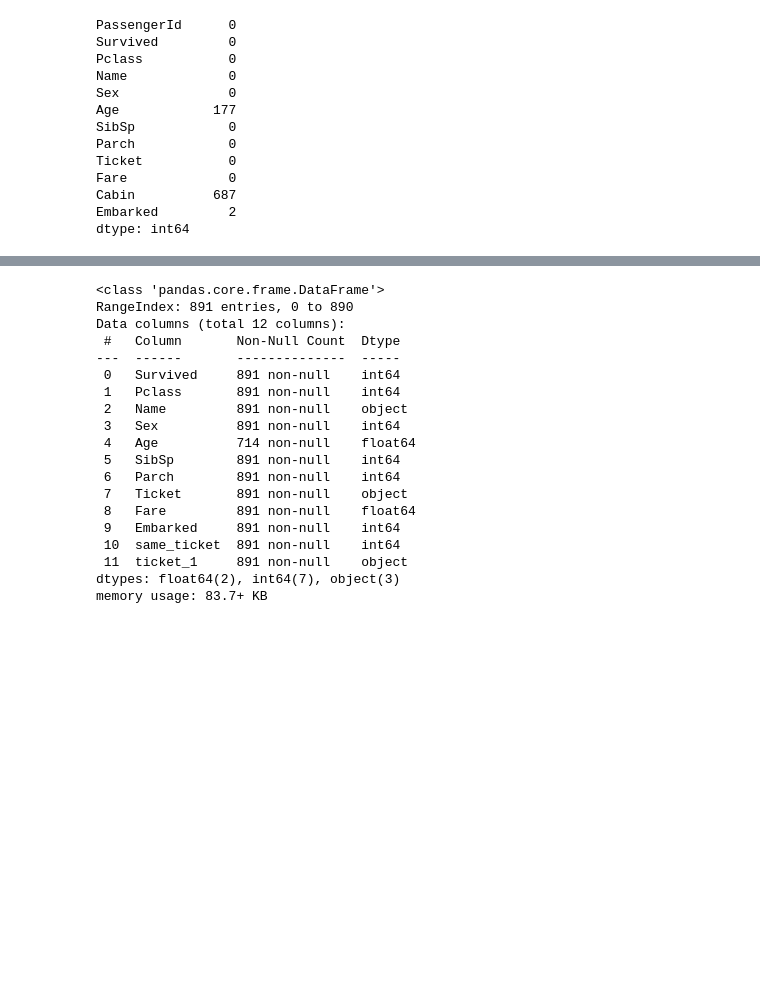
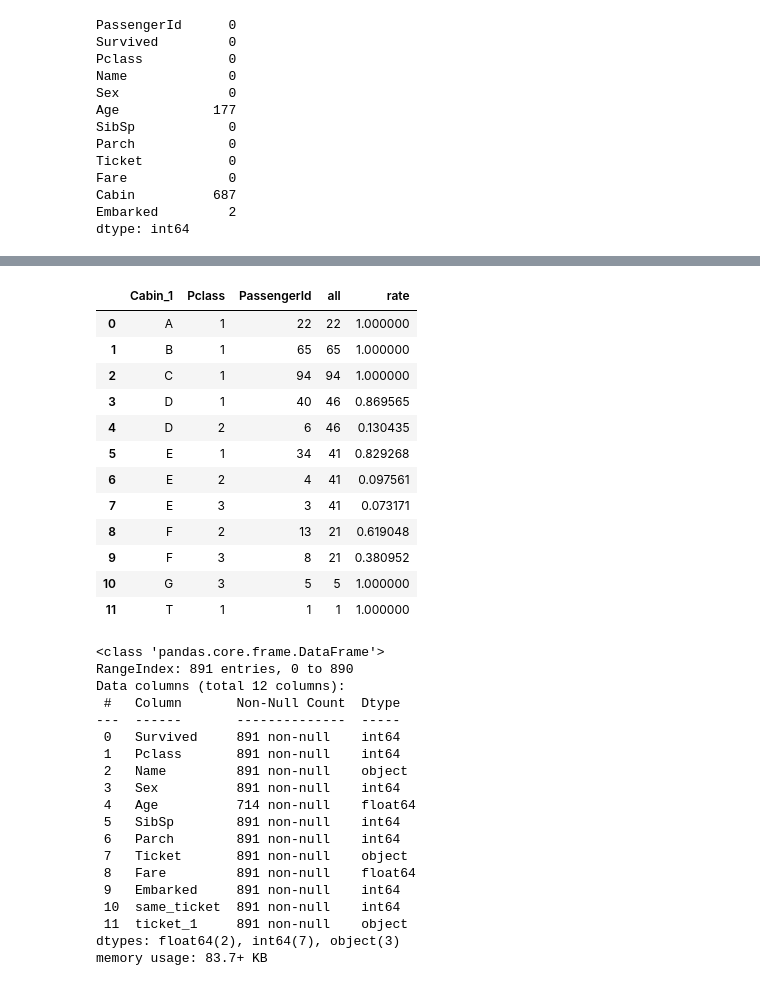
Before and after one commit to y0shid0n/kaggle_tutorial_titanic, a Jupyter notebook: titanic.ipynb, the cells around one changed output, grey strips where cells are left out. Saved outputs shown, nothing was run; the diff lists cells and outputs as text; code cells hidden in the pictures; blank space fills up the shorter version.

```diff
--- a/titanic.ipynb
+++ b/titanic.ipynb
@@ -175,0 +298,4 @@ df_tmp[["Survived", "ticket_1"]].groupby("ticket_1")["Survived"].agg(["count", "
+# %%
+# Cabinもticket同様にpclassとの関係を見ていく
+df_tmp["Cabin_1"] = df_tmp["Cabin"].str[:1]
+df_tmp.groupby("Cabin_1")["Survived"].agg(["count", "mean"])
@@ -175,0 +331,6 @@ df_tmp[["Survived", "ticket_1"]].groupby("ticket_1")["Survived"].agg(["count", "
+# %%
+# Cabinごとの割合
+cabin_pclass = df_tmp.groupby(["Cabin_1", "Pclass"], as_index=False)["PassengerId"].count()
+cabin_pclass["all"] = cabin_pclass.groupby("Cabin_1")["PassengerId"].transform("sum")
+cabin_pclass["rate"] = cabin_pclass["PassengerId"] / cabin_pclass["all"]
+cabin_pclass[cabin_pclass["Pclass"] == 1]
@@ -176,3 +345,19 @@ df_tmp[["Survived", "ticket_1"]].groupby("ticket_1")["Survived"].agg(["count", "
+# %%
+cabin_pclass
+# %% [output]
+|  | Cabin_1 | Pclass | PassengerId | all | rate |
+| 0 | A | 1 | 22 | 22 | 1.000000 |
+| 1 | B | 1 | 65 | 65 | 1.000000 |
+| 2 | C | 1 | 94 | 94 | 1.000000 |
+| 3 | D | 1 | 40 | 46 | 0.869565 |
+| 4 | D | 2 | 6 | 46 | 0.130435 |
+| 5 | E | 1 | 34 | 41 | 0.829268 |
+| 6 | E | 2 | 4 | 41 | 0.097561 |
+| 7 | E | 3 | 3 | 41 | 0.073171 |
+| 8 | F | 2 | 13 | 21 | 0.619048 |
+| 9 | F | 3 | 8 | 21 | 0.380952 |
+| 10 | G | 3 | 5 | 5 | 1.000000 |
+| 11 | T | 1 | 1 | 1 | 1.000000 |
 # %%
 # 性別を数値に置き換え
 # male: 1, female: 0
```
Also changed, not shown: parts of 24 cells of this notebook.
